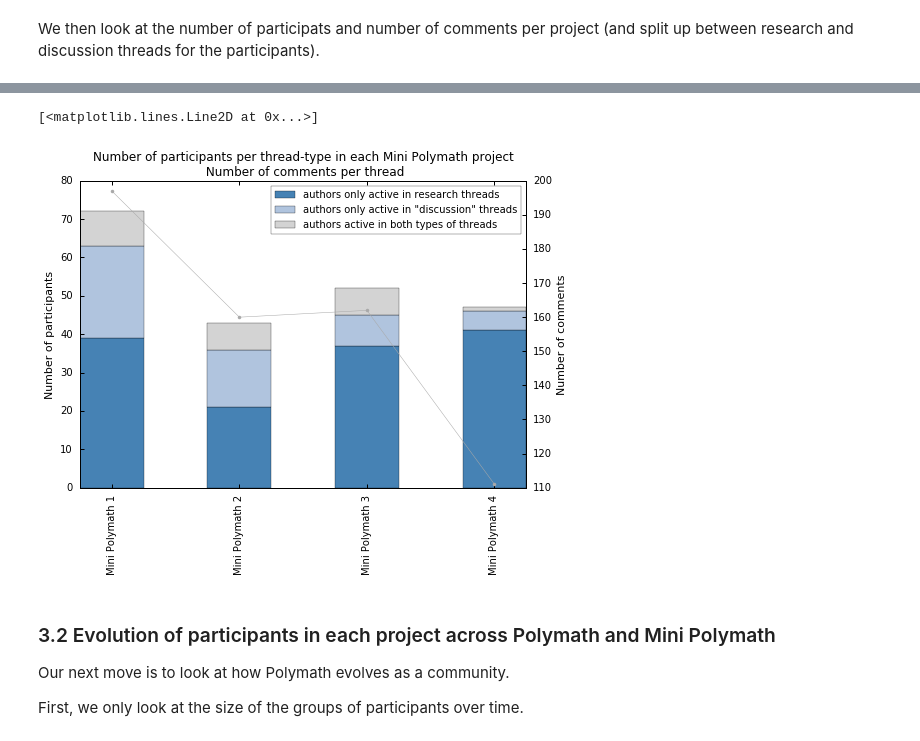
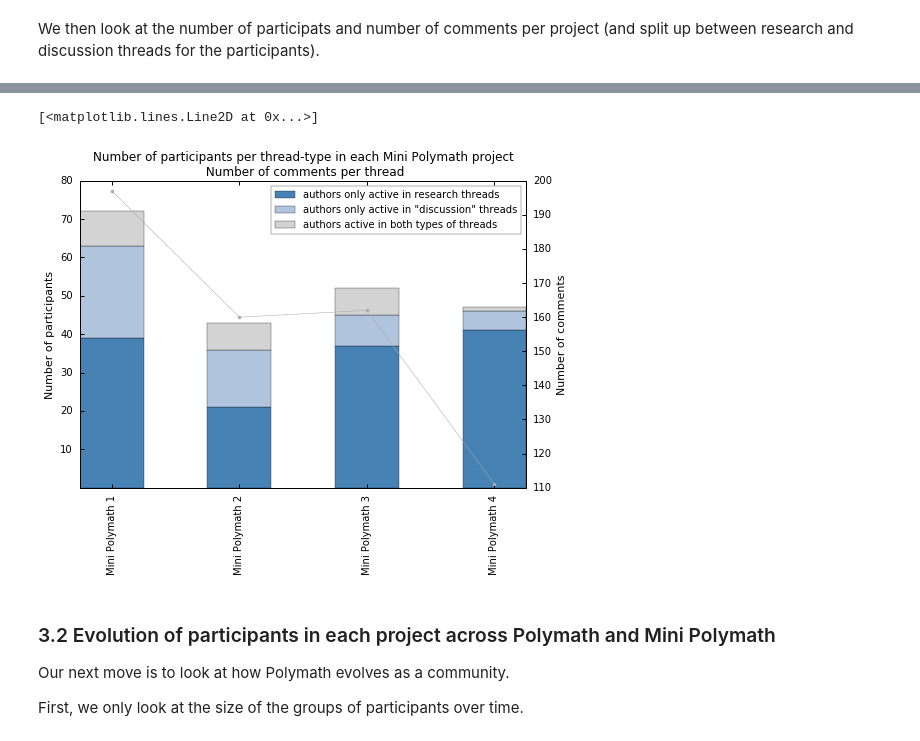
Before and after one commit to patrickallo/mathpracmod, a Jupyter notebook: Polymath Comparison.ipynb, the cells around one changed output, grey strips where cells are left out. Cells and saved outputs as stored; diff of their text form; code cells hidden in the pictures.

```diff
--- a/Polymath Comparison.ipynb
+++ b/Polymath Comparison.ipynb
@@ -493,34 +539,35 @@ R_NETWORKS = Series([mPM_FRAME.loc[project]['r_network'].dropna().iloc[-1] for p
 WITH_D = [project for project in PROJECTS_TO_C if not mPM_FRAME.loc[project]['research'].all()]
 D_NETWORKS = Series([mPM_FRAME.loc[project]['d_network'].dropna().iloc[-1] for project in WITH_D],
                     index=WITH_D)
 R_PARTICIPANTS = R_NETWORKS.apply(lambda network: set(network.author_frame.index))
 D_PARTICIPANTS = D_NETWORKS.apply(lambda network: set(network.author_frame.index))
 COMMENTS = Series([mPM_FRAME.loc[project]['number of comments (accumulated)'].iloc[-1] for
                 project in PROJECTS_TO_C], index=PROJECTS_TO_C)
 
 df = DataFrame({'all threads': PARTICIPANTS, 'research threads': R_PARTICIPANTS, 'discussion threads': D_PARTICIPANTS},
               index=PROJECTS_TO_C)
 df['authors only active in research threads'] = df['research threads'] - df['discussion threads']
 df['authors only active in "discussion" threads'] = df['discussion threads'] - df['research threads']
 df['authors active in both types of threads'] = df['all threads'] - df['authors only active in research threads'] - df['authors only active in "discussion" threads']
 for project in PROJECTS_TO_C:
     if pd.isnull(df.loc[project]['authors only active in research threads']):
         df.loc[project]['authors only active in research threads'] = df.loc[project]['all threads']
 data = df[['authors only active in research threads', 'authors only active in "discussion" threads', 'authors active in both types of threads']]
 data = data.applymap(lambda set: len(set) if pd.notnull(set) else 0)
 matplotlib.style.use('seaborn-notebook')
 axes = data.plot(kind='bar', stacked=True, color=['steelblue', 'lightsteelblue', 'lightgrey'],
           title="Number of participants per thread-type in each Mini Polymath project\n Number of comments per thread")
 axes.set_ylabel("Number of participants")
+axes.yaxis.get_major_ticks()[0].label1.set_visible(False)
 data2 = COMMENTS
 axes2 = axes.twinx()
 axes2.set_ylabel("Number of comments")
 axes2.plot(axes.get_xticks(), data2.values,
                    linestyle='-', marker='.', linewidth=.5,
                    color='darkgrey')
 # %% [output]
 [<matplotlib.lines.Line2D at 0x...>]
-[figure, old version]
+[figure, new version]
 # %% [markdown]
 ### 3.2 Evolution of participants in each project across Polymath and Mini Polymath
 Our next move is to look at how Polymath evolves as a community.
```
Also changed, not shown: parts of 26 cells of this notebook, 20 other files.
